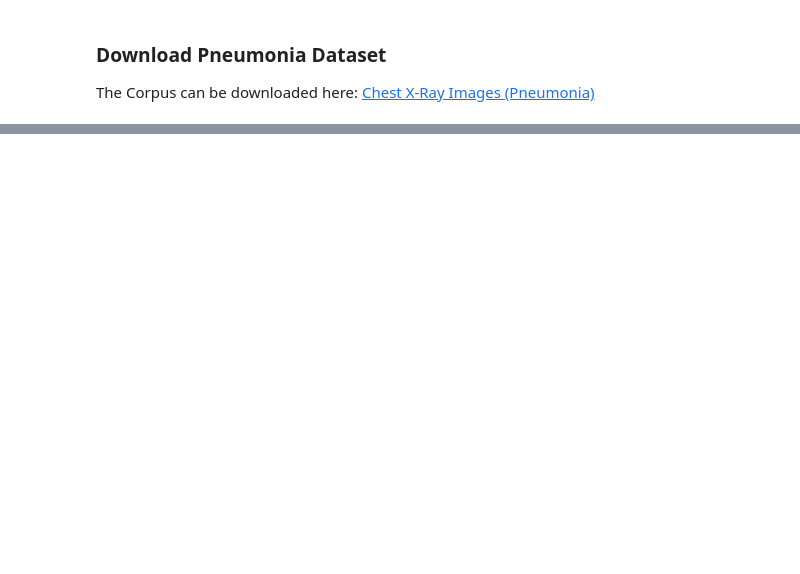
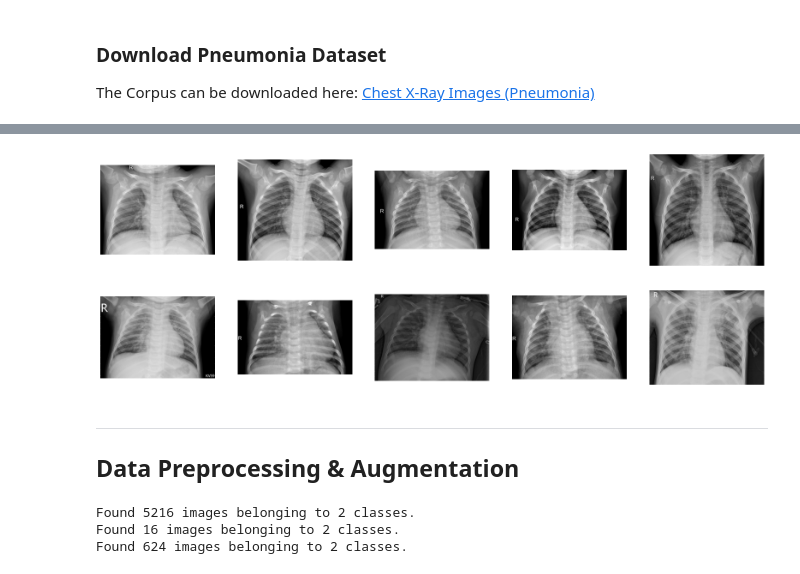
Before and after one commit to AndyMDH/AndyMDH, a Jupyter notebook: main.ipynb, the cells around one changed output, grey strips where cells are left out. Cells and saved outputs as stored; diff of their text form; code cells hidden in the pictures; blank space fills up the shorter version.

```diff
--- a/main.ipynb
+++ b/main.ipynb
@@ -144,0 +219,23 @@ test_df = chest_xray_df(os.path.join(CORPUS_DIR, 'WikiQA-test.txt'))
+# %%
+def display_sample_images(dir, class_, num_samples=3):
+    class_dir = os.path.join(dir, class_)
+    sample_images = random.sample(os.listdir(class_dir), num_samples)
+
+    fig, axes = plt.subplots(1, num_samples, figsize=(20, 20))
+    for ax, image in zip(axes, sample_images):
+        img_path = os.path.join(class_dir, image)
+        img = mpimg.imread(img_path)
+        ax.imshow(img, cmap='gray')
+        ax.axis('off')
+    plt.show()
+# %%
+display_sample_images(train_dir, 'NORMAL', 5)
+# %% [output]
+[figure, added]
+# %%
+display_sample_images(train_dir, 'PNEUMONIA', 5)
+# %% [output]
+[figure, added]
+# %% [markdown]
+---
+## Data Preprocessing & Augmentation
@@ -144,0 +322,13 @@ test_df = chest_xray_df(os.path.join(CORPUS_DIR, 'WikiQA-test.txt'))
+# %%
+# Call the function to create augmented data generator for training set
+train_data_generator = create_augmented_data_generator(train_dir)
+
+# Call the function to create data generator for validation set
+val_data_generator = create_val_data_generator(val_dir)
+
+# Call the function to create data generator for test set
+test_data_generator = create_test_data_generator(test_dir)
+# %% [output]
+Found 5216 images belonging to 2 classes.
+Found 16 images belonging to 2 classes.
+Found 624 images belonging to 2 classes.
```
Also changed, not shown: parts of 30 cells of this notebook.
